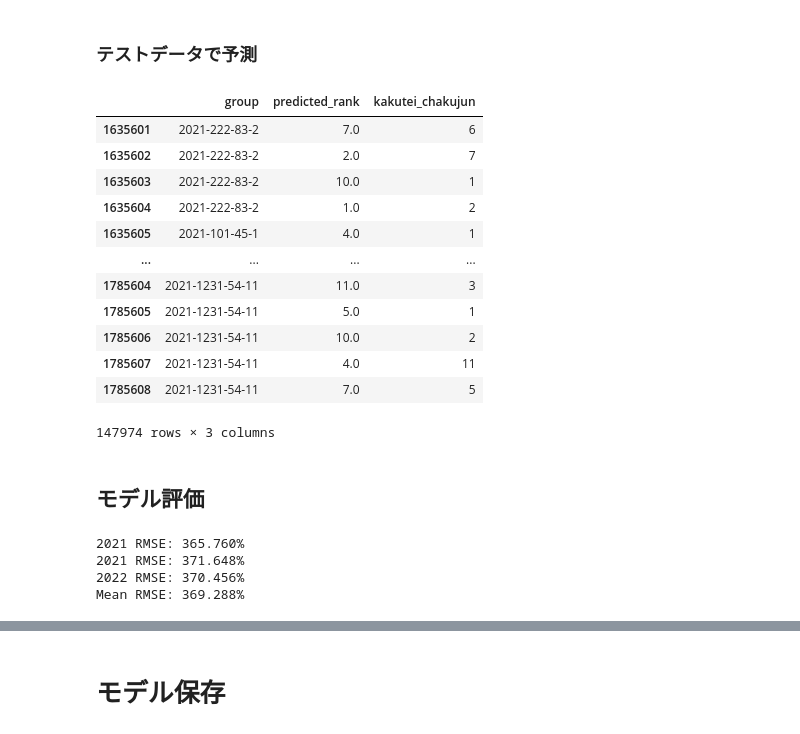
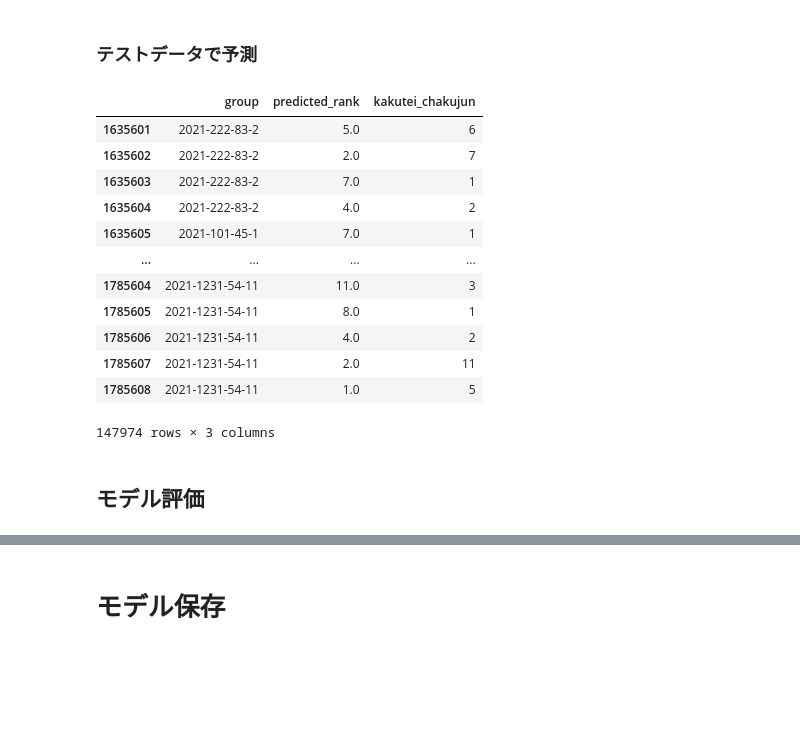
Before and after one commit to kawamottyan/horse_racing, a Jupyter notebook: models/lightgbm_ranker.ipynb, the cells around one changed output, grey strips where cells are left out. Saved outputs shown, nothing was run; the diff lists cells and outputs as text; code cells hidden in the pictures; blank space fills up the shorter version.

```diff
--- a/models/lightgbm_ranker.ipynb
+++ b/models/lightgbm_ranker.ipynb
@@ -139,0 +158,22 @@ memory usage: 23.1 MB
+# %%
+def modify_rankings(df, column_name='kakutei_chakujun'):
+    """
+    この関数はDataFrameの特定の列のランキングを修正します。
+    - df: DataFrameオブジェクト
+    - column_name: 修正する列の名前（デフォルトは 'kakutei_chakujun'）
+    """
+    conditions = [
+        (df[column_name] == 1),
+        (df[column_name] == 2),
+        (df[column_name] == 3),
+        (df[column_name] == 4),
+        (df[column_name] == 5)
+    ]
+
+    values = [5, 4, 3, 2, 1]
+
+    df['target'] = np.select(conditions, values, default=0)
+
+    return df
+# %%
+merged_df = modify_rankings(merged_df)
@@ -145,8 +197,6 @@ train_data = merged_df[merged_df['kaisai_nen'].isin([2010, 2011, 2012, 2013, 201
 # %%
 # ランキング学習のために必要な特徴量とターゲットを設定
 features = [
-            # 'kyori',
-            # 'grade_code',
             'seibetsu_code',
             'moshoku_code',
             'barei',
@@ -156,13 +206,8 @@ features = [
             'kishu_minarai_code',
             'kyoso_shubetsu_code',
             'juryo_shubetsu_code',
-            # 'shusso_tosu',
-            # 'tenko_code',
-            # 'babajotai_code_dirt',
             'hutan_wariai',
             'zogen_ryou',
-            # 'track_code',
-            # 'keibajo_code'
             ]
 
-target = 'kakutei_chakujun'
+target = 'target'
@@ -422,49 +505,29 @@ Did not meet early stopping. Best iteration is:
 # %%
-# 2020年から2022年のテストデータを取得
-test_data_2020 = merged_df[merged_df['kaisai_nen'] == 2020].copy()
-test_data_2021 = merged_df[merged_df['kaisai_nen'] == 2021].copy()
-test_data_2022 = merged_df[merged_df['kaisai_nen'] == 2022].copy()
-
 # 2021年と2022年のデータに対して予測を行い、平均を取る
 test_data_2020.loc[:, 'y_pred'] = sum([model.predict(test_data_2020[features], num_iteration=model.best_iteration_) for model in models]) / len(models)
 test_data_2021.loc[:, 'y_pred'] = sum([model.predict(test_data_2021[features], num_iteration=model.best_iteration_) for model in models]) / len(models)
 test_data_2022.loc[:, 'y_pred'] = sum([model.predict(test_data_2022[features], num_iteration=model.best_iteration_) for model in models]) / len(models)
 
 # 予測されたランクをグループごとに計算
-test_data_2020.loc[:, 'predicted_rank'] = test_data_2020.groupby('group')['y_pred'].rank(method='min')
-test_data_2021.loc[:, 'predicted_rank'] = test_data_2021.groupby('group')['y_pred'].rank(method='min')
-test_data_2022.loc[:, 'predicted_rank'] = test_data_2022.groupby('group')['y_pred'].rank(method='min')
+test_data_2020.loc[:, 'predicted_rank'] = test_data_2020.groupby('group')['y_pred'].rank(ascending=False, method='min')
+test_data_2021.loc[:, 'predicted_rank'] = test_data_2021.groupby('group')['y_pred'].rank(ascending=False, method='min')
+test_data_2022.loc[:, 'predicted_rank'] = test_data_2022.groupby('group')['y_pred'].rank(ascending=False, method='min')
 
 # 結果を表示
 test_data_2021[['group', 'predicted_rank', 'kakutei_chakujun']]
 # %% [output]
 |  | group | predicted_rank | kakutei_chakujun |
-| 1635601 | 2021-222-83-2 | 7.0 | 6 |
+| 1635601 | 2021-222-83-2 | 5.0 | 6 |
 | 1635602 | 2021-222-83-2 | 2.0 | 7 |
-| 1635603 | 2021-222-83-2 | 10.0 | 1 |
-| 1635604 | 2021-222-83-2 | 1.0 | 2 |
-| 1635605 | 2021-101-45-1 | 4.0 | 1 |
+| 1635603 | 2021-222-83-2 | 7.0 | 1 |
+| 1635604 | 2021-222-83-2 | 4.0 | 2 |
+| 1635605 | 2021-101-45-1 | 7.0 | 1 |
 | ... | ... | ... | ... |
 | 1785604 | 2021-1231-54-11 | 11.0 | 3 |
-| 1785605 | 2021-1231-54-11 | 5.0 | 1 |
-| 1785606 | 2021-1231-54-11 | 10.0 | 2 |
-| 1785607 | 2021-1231-54-11 | 4.0 | 11 |
-| 1785608 | 2021-1231-54-11 | 7.0 | 5 |
+| 1785605 | 2021-1231-54-11 | 8.0 | 1 |
+| 1785606 | 2021-1231-54-11 | 4.0 | 2 |
+| 1785607 | 2021-1231-54-11 | 2.0 | 11 |
+| 1785608 | 2021-1231-54-11 | 1.0 | 5 |
 147974 rows × 3 columns
 # %% [markdown]
 ## モデル評価
-# %%
-# RMSEを計算
-rmse_2020 = np.sqrt(mean_squared_error(test_data_2020['predicted_rank'], test_data_2020['kakutei_chakujun']))
-print(f"2021 RMSE: {rmse_2020:.3%}")
-rmse_2021 = np.sqrt(mean_squared_error(test_data_2021['predicted_rank'], test_data_2021['kakutei_chakujun']))
-print(f"2021 RMSE: {rmse_2021:.3%}")
-rmse_2022 = np.sqrt(mean_squared_error(test_data_2022['predicted_rank'], test_data_2022['kakutei_chakujun']))
-print(f"2022 RMSE: {rmse_2022:.3%}")
-rmse_mean = np.mean([rmse_2020, rmse_2021, rmse_2022])
-print(f"Mean RMSE: {rmse_mean:.3%}")
-# %% [output]
-2021 RMSE: 365.760%
-2021 RMSE: 371.648%
-2022 RMSE: 370.456%
-Mean RMSE: 369.288%
```
Also changed, not shown: parts of 37 cells of this notebook, 14 other files.
